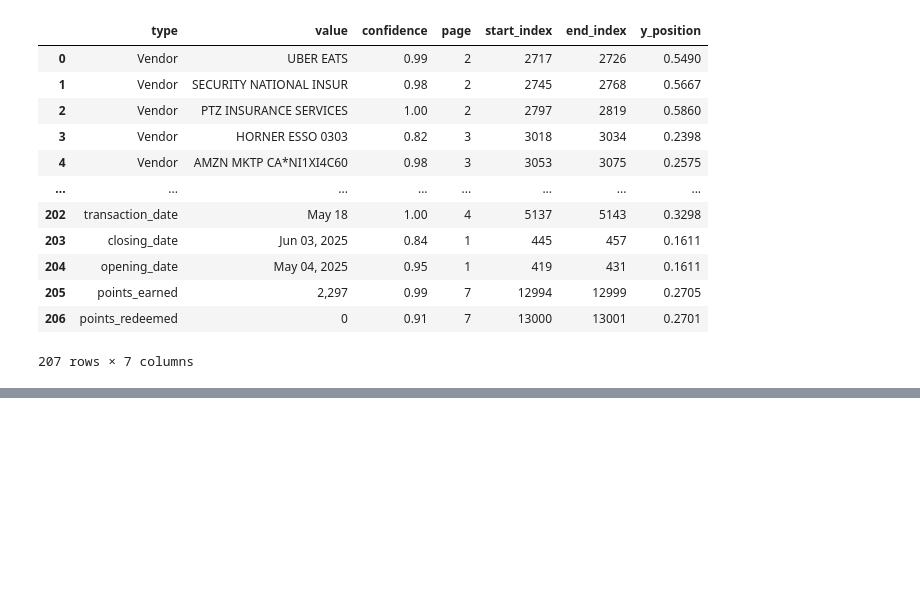
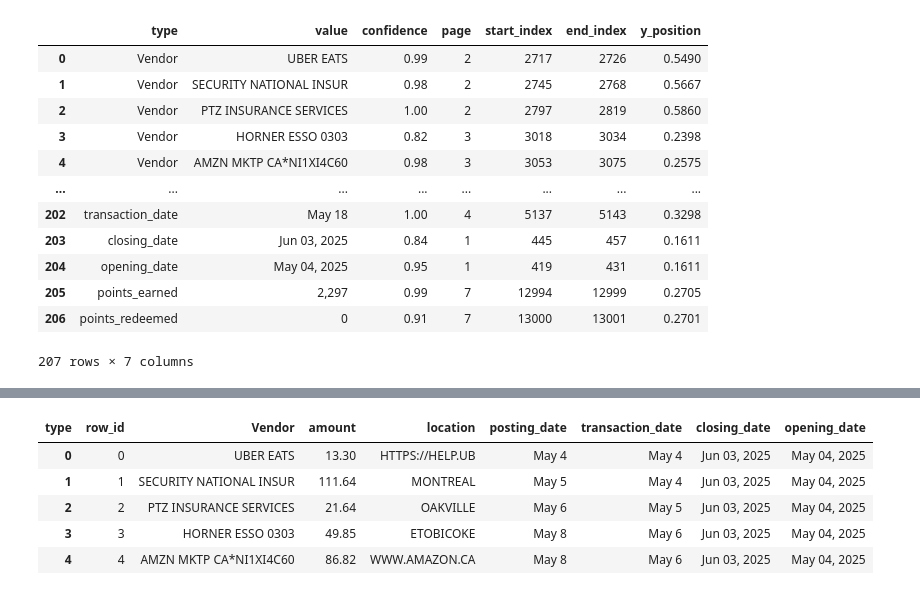
Before and after one commit to JordanVercillo/vercilloanalytics, a Jupyter notebook: 01_amex_parse.ipynb, the cells around one changed output, grey strips where cells are left out. Drawn from its saved outputs; the diff is of its cells as text; code cells hidden in the pictures; blank space fills up the shorter version.

```diff
--- a/01_amex_parse.ipynb
+++ b/01_amex_parse.ipynb
@@ -249,0 +268,17 @@ df_cleaned.head()
+# %%
+anchor_types = ["transaction_date", "posting_date", "Vendor", "amount", "location"]
+
+# Step 1: Filter just the rows of interest
+df_anchor = df_cleaned[df_cleaned["type"].isin(anchor_types)].copy()
+
+anchored_parts = []
+
+for type_ in anchor_types:
+    df_type = df_cleaned[df_cleaned["type"] == type_].copy()
+    df_type = df_type.sort_values(by="start_index").reset_index(drop=True)
+    df_type["row_id"] = range(len(df_type))
+    anchored_parts.append(df_type[["type", "value", "start_index", "row_id"]])
+
+df_anchor = pd.concat(anchored_parts).sort_values(by=["row_id", "type"]).reset_index(drop=True)
+
+df_anchor.info()
@@ -249,0 +297,8 @@ df_cleaned.head()
+# %%
+# Rebuild wide-format table
+df_ouput = df_anchor.pivot_table(
+    index="row_id", columns="type", values="value", aggfunc="first"
+).reset_index()
+
+# Preview final result
+df_ouput.head()
@@ -249,0 +312,20 @@ df_cleaned.head()
+# %%
+# Create a helper function to extract single-value fields
+def extract_single_value(df, field_name):
+    matches = df[df["type"] == field_name]["value"]
+    return matches.iloc[0] if not matches.empty else None
+
+closing_date = extract_single_value(df_cleaned, "closing_date")
+opening_date = extract_single_value(df_cleaned, "opening_date")
+
+df_ouput["closing_date"] = closing_date
+df_ouput["opening_date"] = opening_date
+
+df_ouput.head()
+# %% [output]
+| type | row_id | Vendor | amount | location | posting_date | transaction_date | closing_date | opening_date |
+| 0 | 0 | UBER EATS | 13.30 | HTTPS://HELP.UB | May 4 | May 4 | Jun 03, 2025 | May 04, 2025 |
+| 1 | 1 | SECURITY NATIONAL INSUR | 111.64 | MONTREAL | May 5 | May 4 | Jun 03, 2025 | May 04, 2025 |
+| 2 | 2 | PTZ INSURANCE SERVICES | 21.64 | OAKVILLE | May 6 | May 5 | Jun 03, 2025 | May 04, 2025 |
+| 3 | 3 | HORNER ESSO 0303 | 49.85 | ETOBICOKE | May 8 | May 6 | Jun 03, 2025 | May 04, 2025 |
+| 4 | 4 | AMZN MKTP CA*NI1XI4C60 | 86.82 | WWW.AMAZON.CA | May 8 | May 6 | Jun 03, 2025 | May 04, 2025 |
```
Also changed, not shown: parts of 15 cells of this notebook.
